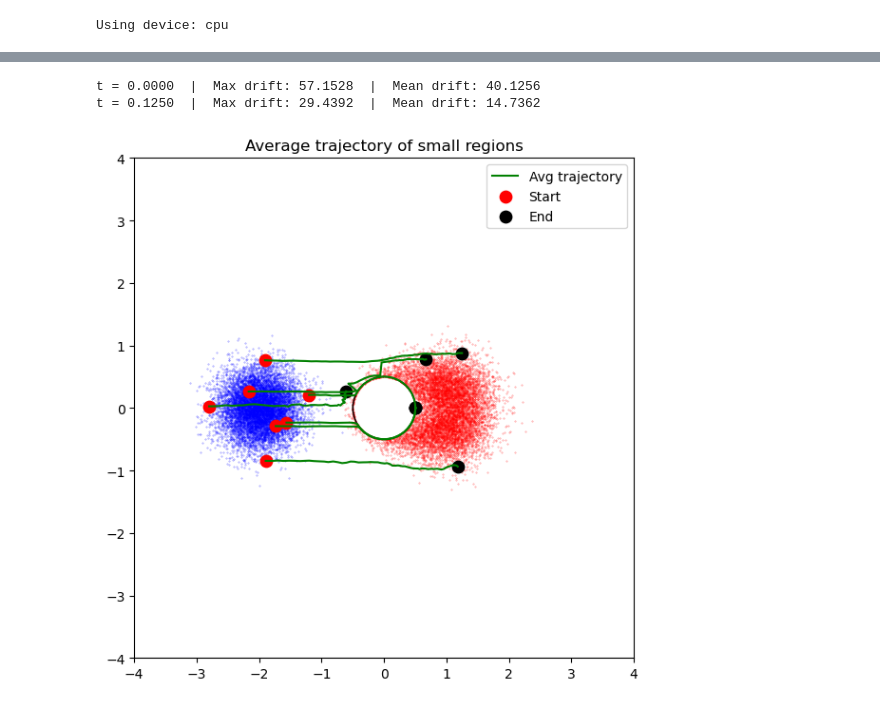
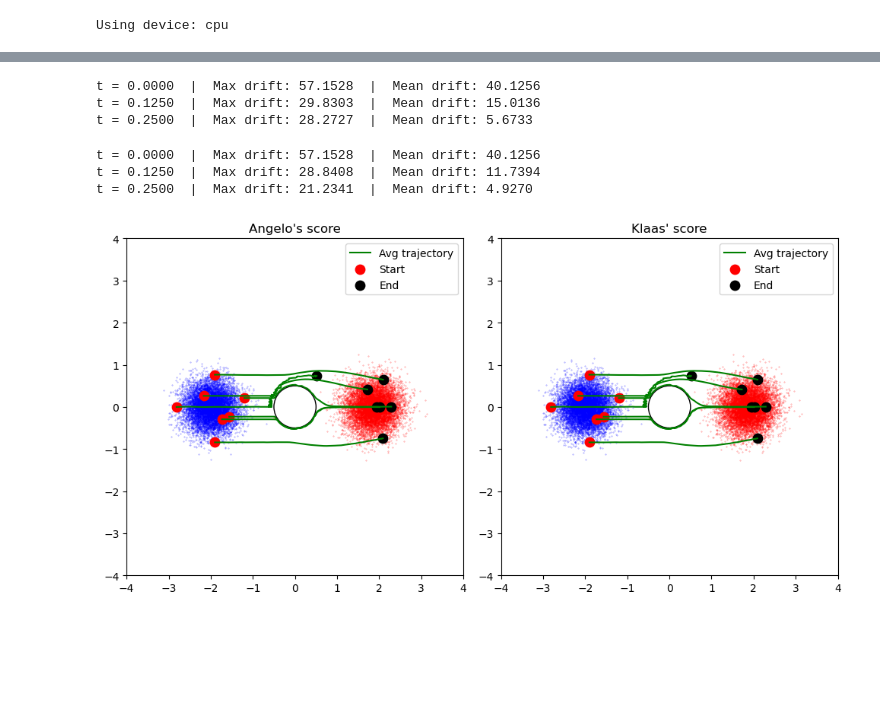
Before and after one commit to KlaasWillems/MLSPointSetRegistration, a Jupyter notebook: python/simulations/GaussianAcrossCylinder/GaussianAcrossCylinder.ipynb, the cells around one changed output, grey strips where cells are left out. Drawn from its saved outputs; the diff is of its cells as text; code cells hidden in the pictures; blank space fills up the shorter version.

Commit message:
Some simulations for the meeting

```diff
--- a/python/simulations/GaussianAcrossCylinder/GaussianAcrossCylinder.ipynb
+++ b/python/simulations/GaussianAcrossCylinder/GaussianAcrossCylinder.ipynb
@@ -16,10 +16,10 @@ Using device: cpu
 # ─── Parameters ────────────────────────────────────────────────
 R = .5                     # Circle radius
 dt = 2.5e-3             # Time step
-num_steps = 60           # Total steps
+num_steps = 140           # Total steps
 T = num_steps * dt          # Total time
 num_particles = 2*10**7       # Reduced for performance
-small_region_radius = 0.02  # Increased radius
+small_region_radius = 0.05  # Increased radius
 
 x0 = [-2.9125, -2.2692,-2.0046,-2.0015,-1.8331,-1.6620,-1.3022]
 y0 = [0, 0.2626, 0.7645, -0.8412, -0.2946, -0.2332, 0.2094]
@@ -82,7 +82,13 @@ Number of particles in small region: 2853
+# %%
+positions1 = positions.clone()
+positions2 = positions.clone()
+small_region_centers1 = small_region_centers.clone()
+small_region_centers2 = small_region_centers.clone()
 # %%
-simParams = SimulationParameters(dt, num_steps, weightsXinf, mu_Xinf, inv_covariances_T, det_T, R, True, small_region_radius)
-final_positions, avg_paths, particlesPerCircle = doSimulation(positions, small_region_centers, simParams, device)
+simParams = SimulationParameters(dt, num_steps, weightsXinf, mu_Xinf, inv_covariances_T, det_T, R, True, small_region_radius, "AngeloScore")
+final_positions1, avg_paths1, particlesPerCircle1 = doSimulation(positions1, small_region_centers1, simParams, device)
 # %% [output]
 t = 0.0000  |  Max drift: 57.1528  |  Mean drift: 40.1256
-t = 0.1250  |  Max drift: 29.4392  |  Mean drift: 14.7362
+t = 0.1250  |  Max drift: 29.8303  |  Mean drift: 15.0136
+t = 0.2500  |  Max drift: 28.2727  |  Mean drift: 5.6733
 # %%
@@ -89,0 +96,7 @@ scipy.io.savemat("data/avgPaths.mat", {"avg_paths": avg_paths.cpu().numpy()})
+# %%
+simParams.score = 'KlaasScore'
+final_positions2, avg_paths2, particlesPerCircle2 = doSimulation(positions2, small_region_centers2, simParams, device)
+# %% [output]
+t = 0.0000  |  Max drift: 57.1528  |  Mean drift: 40.1256
+t = 0.1250  |  Max drift: 28.8408  |  Mean drift: 11.7394
+t = 0.2500  |  Max drift: 21.2341  |  Mean drift: 4.9270
@@ -90,23 +105,37 @@ scipy.io.savemat("data/avgPaths.mat", {"avg_paths": avg_paths.cpu().numpy()})
 # %%
-fig, axes = plt.subplots(1, 1, figsize=(10, 6))
+fig, axes = plt.subplots(1, 2, figsize=(10, 6))
 
 # Trajectory
-axes.scatter(final_positions[:10000,0], final_positions[:10000,1], s=0.1, alpha=0.5, color='red')
-axes.scatter(initial_positions[:10000,0], initial_positions[:10000:,1], s=0.1, alpha=0.5, color='blue')
+axes[0].scatter(final_positions1[:10000,0], final_positions1[:10000,1], s=0.1, alpha=0.5, color='red')
+axes[0].scatter(initial_positions[:10000,0], initial_positions[:10000:,1], s=0.1, alpha=0.5, color='blue')
 for center in range(small_region_centers.shape[0]):
-    axes.plot(avg_paths[:, center, 0], avg_paths[:, center, 1], 'g-', lw=1.5, label='Avg trajectory' if center == 0 else None)
-    axes.scatter(avg_paths[0, center, 0], avg_paths[0, center, 1], color='red', s=80, label='Start'  if center == 0 else None)
-    axes.scatter(avg_paths[-1, center, 0], avg_paths[-1, center, 1], color='black', s=80, label='End'  if center == 0 else None)
-axes.add_patch(plt.Circle((0,0), R, color='black', fill=False))
-axes.set_title('Average trajectory of small regions')
-axes.legend()
-axes.set_aspect('equal', adjustable='box')
-axes.set_xlim(-4., 4.)
-axes.set_ylim(-4., 4.)
+    axes[0].plot(avg_paths1[:, center, 0], avg_paths1[:, center, 1], 'g-', lw=1.5, label='Avg trajectory' if center == 0 else None)
+    axes[0].scatter(avg_paths1[0, center, 0], avg_paths1[0, center, 1], color='red', s=80, label='Start'  if center == 0 else None)
+    axes[0].scatter(avg_paths1[-1, center, 0], avg_paths1[-1, center, 1], color='black', s=80, label='End'  if center == 0 else None)
+axes[0].add_patch(plt.Circle((0,0), R, color='black', fill=False))
+axes[0].set_title("Angelo's score")
+axes[0].legend()
+axes[0].set_aspect('equal', adjustable='box')
+axes[0].set_xlim(-4., 4.)
+axes[0].set_ylim(-4., 4.)
+
+# Trajectory
+axes[1].scatter(final_positions1[:10000,0], final_positions1[:10000,1], s=0.1, alpha=0.5, color='red')
+axes[1].scatter(initial_positions[:10000,0], initial_positions[:10000:,1], s=0.1, alpha=0.5, color='blue')
+for center in range(small_region_centers.shape[0]):
+    axes[1].plot(avg_paths1[:, center, 0], avg_paths1[:, center, 1], 'g-', lw=1.5, label='Avg trajectory' if center == 0 else None)
+    axes[1].scatter(avg_paths1[0, center, 0], avg_paths1[0, center, 1], color='red', s=80, label='Start'  if center == 0 else None)
+    axes[1].scatter(avg_paths1[-1, center, 0], avg_paths1[-1, center, 1], color='black', s=80, label='End'  if center == 0 else None)
+axes[1].add_patch(plt.Circle((0,0), R, color='black', fill=False))
+axes[1].set_title("Klaas' score")
+axes[1].legend()
+axes[1].set_aspect('equal', adjustable='box')
+axes[1].set_xlim(-4., 4.)
+axes[1].set_ylim(-4., 4.)
 
 plt.savefig("GaussianAcrossCylinderStochasticMethod.pdf")
 plt.tight_layout()
 plt.show()
 # %% [output]
-[figure, old version]
+[figure, new version]
 # %%
```
Also changed, not shown: parts of 5 cells of this notebook, 3 other files.
